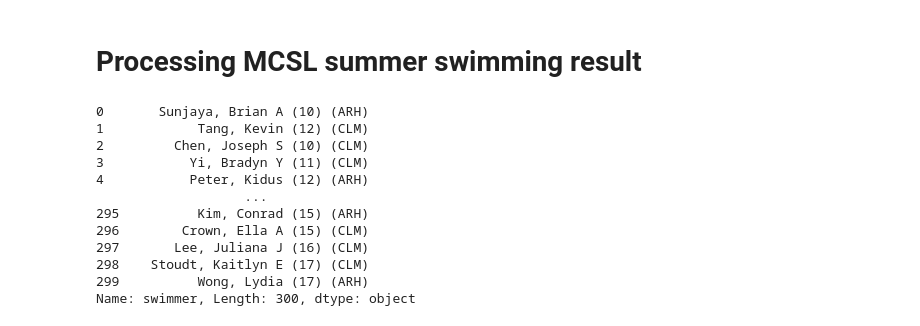
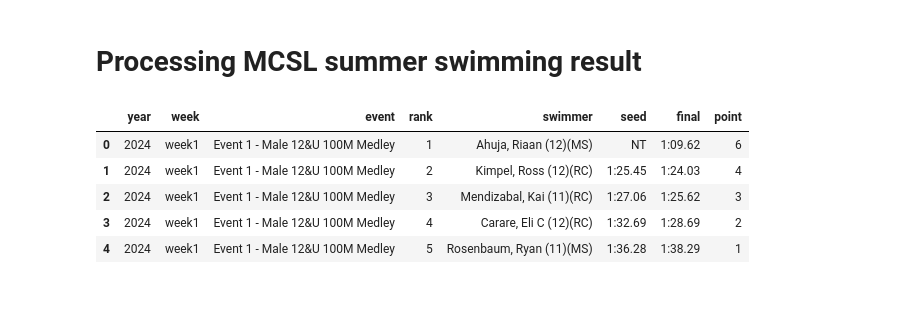
Before and after one commit to mkertajaya/mcsl-summerswim, a Jupyter notebook: mcsl.ipynb, the cells around one changed output. Drawn from its saved outputs; the diff is of its cells as text; code cells hidden in the pictures; blank space fills up the shorter version.

Commit message:
new format processing complete, one more column called point

```diff
--- a/mcsl.ipynb
+++ b/mcsl.ipynb
@@ -71,18 +83,12 @@ df = pd.DataFrame(individual_record, columns =['year', 'week', 'event', 'rank',
 # %%
-df['swimmer']
+df.head()
 # %% [output]
-0       Sunjaya, Brian A (10) (ARH)
-1            Tang, Kevin (12) (CLM)
-2         Chen, Joseph S (10) (CLM)
-3           Yi, Bradyn Y (11) (CLM)
-4           Peter, Kidus (12) (ARH)
-                   ...
-295          Kim, Conrad (15) (ARH)
-296        Crown, Ella A (15) (CLM)
-297       Lee, Juliana J (16) (CLM)
-298    Stoudt, Kaitlyn E (17) (CLM)
-299          Wong, Lydia (17) (ARH)
-Name: swimmer, Length: 300, dtype: object
+|  | year | week | event | rank | swimmer | seed | final | point |
+| 0 | 2024 | week1 | Event 1 - Male 12&U 100M Medley | 1 | Ahuja, Riaan (12)(MS) | NT | 1:09.62 | 6 |
+| 1 | 2024 | week1 | Event 1 - Male 12&U 100M Medley | 2 | Kimpel, Ross (12)(RC) | 1:25.45 | 1:24.03 | 4 |
+| 2 | 2024 | week1 | Event 1 - Male 12&U 100M Medley | 3 | Mendizabal, Kai (11)(RC) | 1:27.06 | 1:25.62 | 3 |
+| 3 | 2024 | week1 | Event 1 - Male 12&U 100M Medley | 4 | Carare, Eli C (12)(RC) | 1:32.69 | 1:28.69 | 2 |
+| 4 | 2024 | week1 | Event 1 - Male 12&U 100M Medley | 5 | Rosenbaum, Ryan (11)(MS) | 1:36.28 | 1:38.29 | 1 |
 # %%
 #special handling for swimmer with () on its name
 df['swimmer'] = df['swimmer'].apply(lambda x:x.replace('(Dan)', '- Dan'))
```
Also changed, not shown: parts of 16 cells of this notebook, 3 other files.
